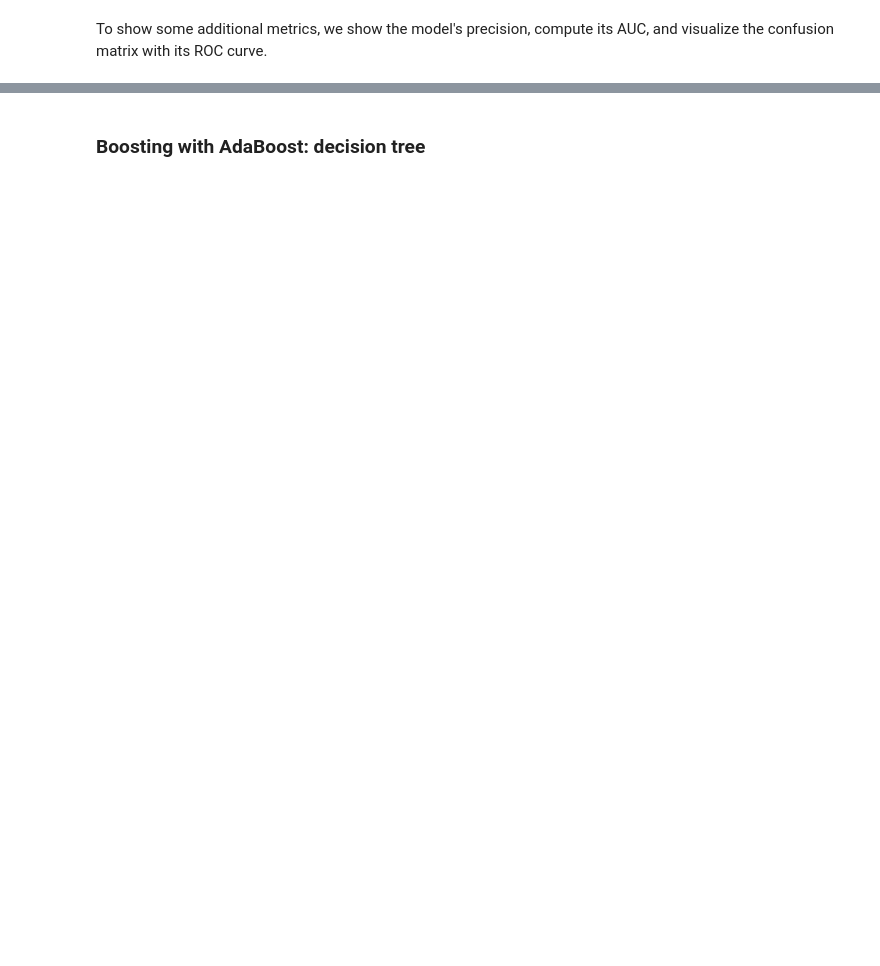
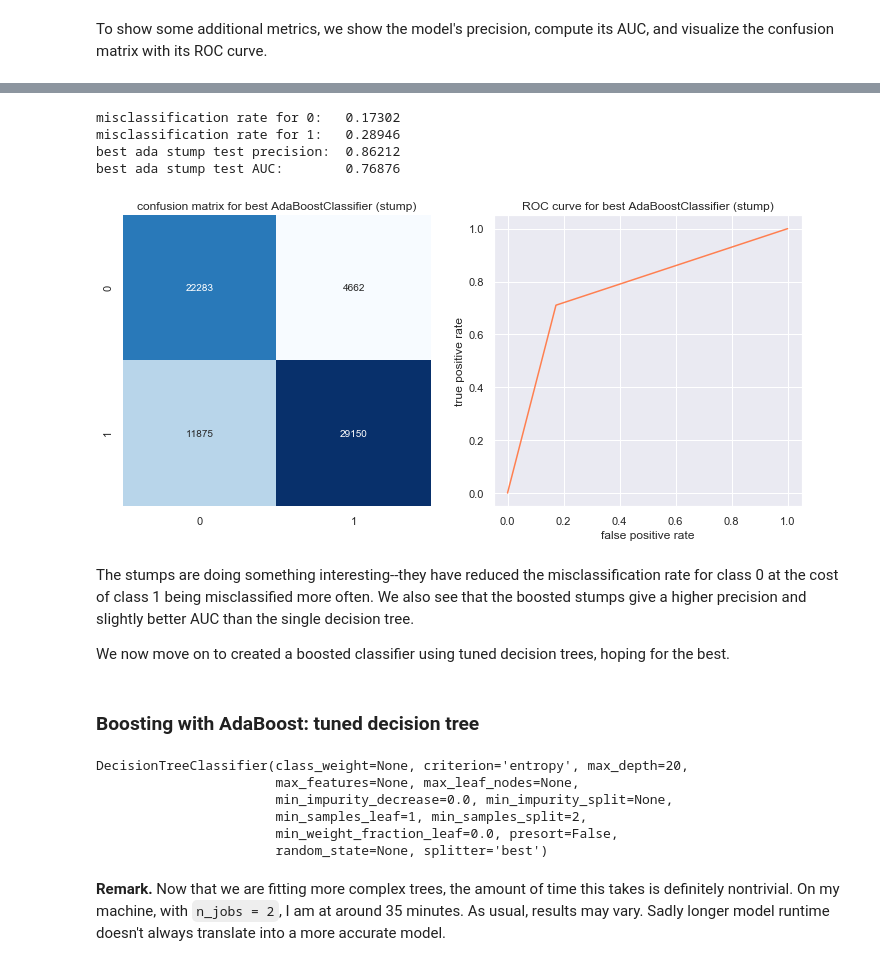
Before and after one commit to phetdam/tomodachi_proj, a Jupyter notebook: bb200_second_impression.ipynb, the cells around one changed output, grey strips where cells are left out. Saved outputs shown, nothing was run; the diff lists cells and outputs as text; code cells hidden in the pictures; blank space fills up the shorter version.

```diff
--- a/bb200_second_impression.ipynb
+++ b/bb200_second_impression.ipynb
@@ -274,0 +287,8 @@ For a single, not too deep decision tree classifier, this is pretty good. The RO
+# %%
+# default base estimator is DecisionTreeClassifier(max_depth = 1), a stump
+ada_stump = AdaBoostClassifier()
+ada_stump_grid = {"n_estimators": [10, 20, 40, 50, 80],
+            "learning_rate": [0.01, 0.1, 1, 1.5]}
+# again use accuracy as scoring metric, 5 fold cross validation, and 2 core parallel
+ada_stump_gscv = GridSearchCV(ada_stump, ada_stump_grid, scoring = "accuracy", n_jobs = 2, cv = 5, verbose = 1)
+ada_stump_gscv.fit(Xm_train, ym_train)
@@ -274,0 +312,9 @@ For a single, not too deep decision tree classifier, this is pretty good. The RO
+# %%
+# our best boosted tree stump classifer
+ada_stump_best = ada_stump_gscv.best_estimator_
+print("5-fold CV stump grid accuracy:\t{0:.5f}\nbest ada stump grid accuracy:\t{1:.5f}\n"
+      "best ada stump test accuracy:\t{2:.5f}"
+      "".format(ada_stump_gscv.cv_results_["mean_test_score"].mean(), ada_stump_gscv.best_score_,
+                ada_stump_best.score(Xm_test, ym_test)))
+# show our best boosted tree stump estimator
+ada_stump_best
@@ -275,2 +331,44 @@ For a single, not too deep decision tree classifier, this is pretty good. The RO
+# %%
+# our confusion matrix
+ada_cmat = confusion_matrix(ym_test, ada_stump_best.predict(Xm_test))
+print("misclassification rate for 0:\t{0:.5f}\nmisclassification rate for 1:\t{1:.5f}"
+      "".format(ada_cmat[0][1] / sum(ada_cmat[0]), ada_cmat[1][0] / sum(ada_cmat[1])))
+# predicted values from test feature matrix
+ym_test_pred = ada_stump_best.predict(Xm_test)
+print("best ada stump test precision:\t{0:.5f}\nbest ada stump test AUC:\t{1:.5f}"
+      "".format(precision_score(ym_test, ym_test_pred), roc_auc_score(ym_test, ym_test_pred)))
+# get fpr, tpr
+ym_test_fpr, ym_test_tpr, thresholds = roc_curve(ym_test, ym_test_pred)
+fig, axs = plt.subplots(nrows = 1, ncols = 2, figsize = (10, 5))
+axs[0].set_title("confusion matrix for best AdaBoostClassifier (stump)")
+sns.heatmap(ada_cmat, annot = True, cmap = "Blues", cbar = False, ax = axs[0], fmt = "d")
+axs[1].set_title("ROC curve for best AdaBoostClassifier (stump)")
+axs[1].set_xlabel("false positive rate")
+axs[1].set_ylabel("true positive rate")
+sns.lineplot(ym_test_fpr, ym_test_tpr, color = "coral", ax = axs[1])
+# supposed to prevent plots from overlapping but made the graphs more square
+fig.tight_layout()
+# %% [output]
+misclassification rate for 0:   0.17302
+misclassification rate for 1:   0.28946
+best ada stump test precision:  0.86212
+best ada stump test AUC:        0.76876
+[figure, added]
+# %% [markdown]
+The stumps are doing something interesting--they have reduced the misclassification rate for class 0 at the cost of class 1 being misclassified more often. We also see that the boosted stumps give a higher precision and slightly better AUC than the single decision tree.
+
+We now move on to created a boosted classifier using tuned decision trees, hoping for the best.
 # %% [markdown]
-### Boosting with AdaBoost: decision tree
+### Boosting with AdaBoost: tuned decision tree
+# %%
+dtc_tuned = DecisionTreeClassifier(criterion = "entropy", max_depth = 20)
+dtc_tuned
+# %% [output]
+DecisionTreeClassifier(class_weight=None, criterion='entropy', max_depth=20,
+                       max_features=None, max_leaf_nodes=None,
+                       min_impurity_decrease=0.0, min_impurity_split=None,
+                       min_samples_leaf=1, min_samples_split=2,
+                       min_weight_fraction_leaf=0.0, presort=False,
+                       random_state=None, splitter='best')
+# %% [markdown]
+**Remark.** Now that we are fitting more complex trees, the amount of time this takes is definitely nontrivial. On my machine, with `n_jobs = 2`, I am at around 35 minutes. As usual, results may vary. Sadly longer model runtime doesn't always translate into a more accurate model.
```
Also changed, not shown: parts of 36 cells of this notebook.
